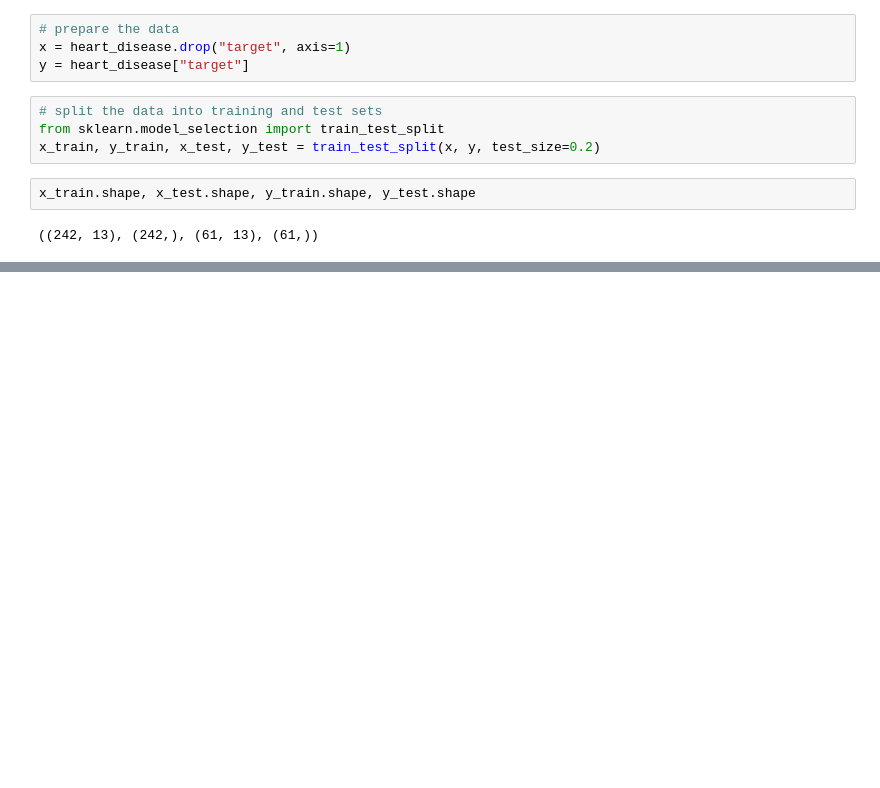
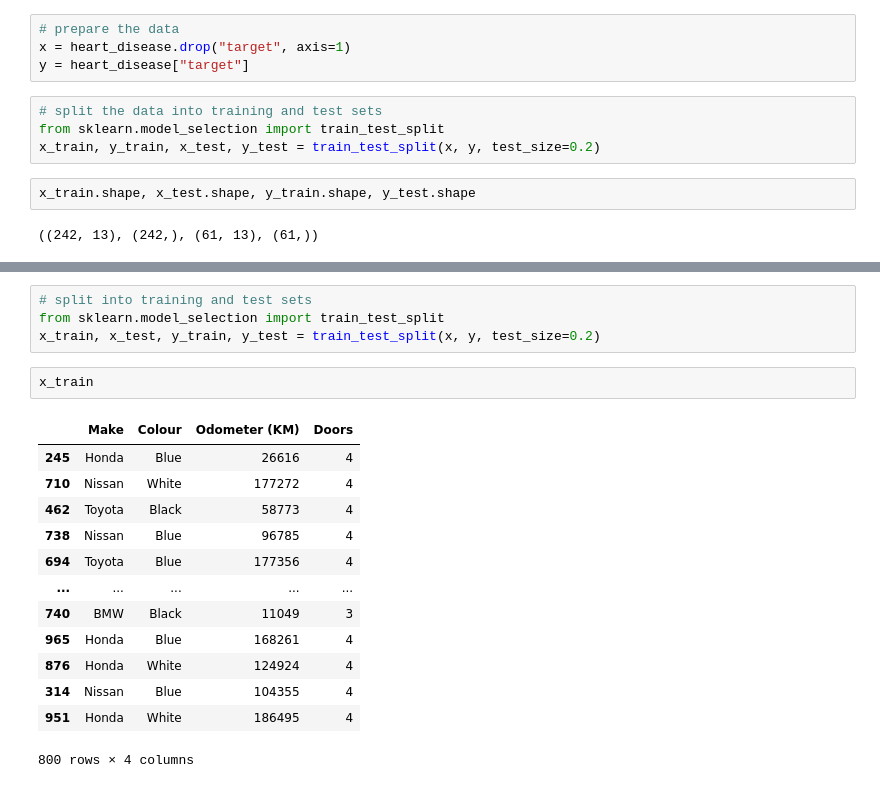
Before and after one commit to ricky-antonio/introduction-to-scikit, a Jupyter notebook: introduction-to-scikit.ipynb, the cells around one changed output, grey strips where cells are left out. Cells and saved outputs as stored; diff of their text form; blank space fills up the shorter version.

```diff
--- a/introduction-to-scikit.ipynb
+++ b/introduction-to-scikit.ipynb
@@ -208,0 +247,20 @@ x_train.shape, x_test.shape, y_train.shape, y_test.shape
+# %%
+# split into training and test sets
+from sklearn.model_selection import train_test_split
+x_train, x_test, y_train, y_test = train_test_split(x, y, test_size=0.2)
+# %%
+x_train
+# %% [output]
+|  | Make | Colour | Odometer (KM) | Doors |
+| 245 | Honda | Blue | 26616 | 4 |
+| 710 | Nissan | White | 177272 | 4 |
+| 462 | Toyota | Black | 58773 | 4 |
+| 738 | Nissan | Blue | 96785 | 4 |
+| 694 | Toyota | Blue | 177356 | 4 |
+| ... | ... | ... | ... | ... |
+| 740 | BMW | Black | 11049 | 3 |
+| 965 | Honda | Blue | 168261 | 4 |
+| 876 | Honda | White | 124924 | 4 |
+| 314 | Nissan | Blue | 104355 | 4 |
+| 951 | Honda | White | 186495 | 4 |
+800 rows × 4 columns
```
Also changed, not shown: parts of 11 cells of this notebook.
